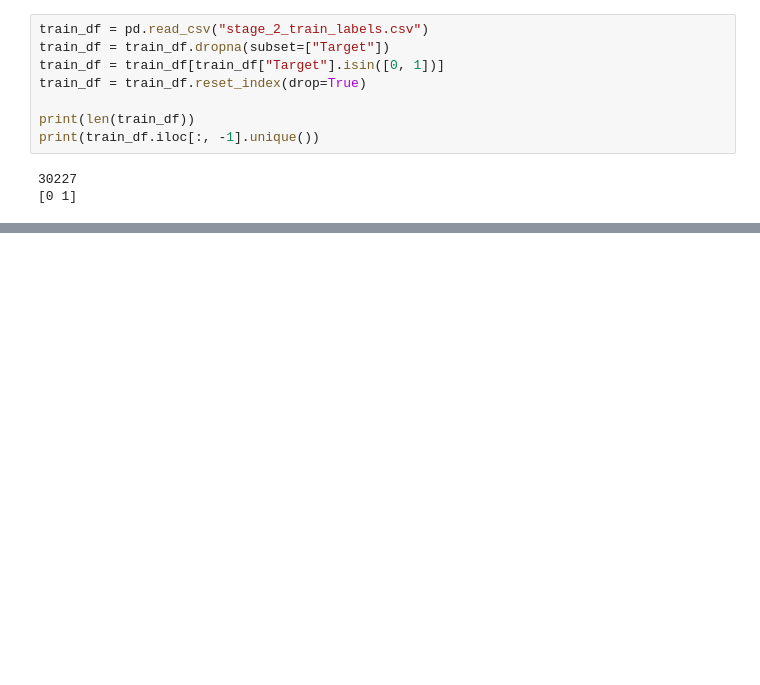
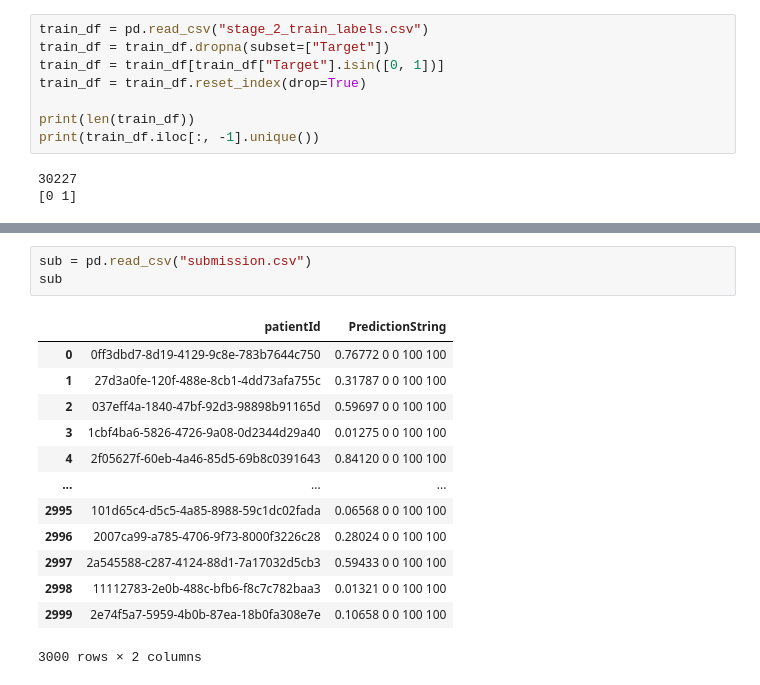
Before and after one commit to Aditya-gautam21/RSNA, a Jupyter notebook: Training.ipynb, the cells around one changed output, grey strips where cells are left out. Drawn from its saved outputs; the diff is of its cells as text; blank space fills up the shorter version.

```diff
--- a/Training.ipynb
+++ b/Training.ipynb
@@ -241,0 +330,17 @@ No improvement for 4 epochs
+# %%
+sub = pd.read_csv("submission.csv")
+sub
+# %% [output]
+|  | patientId | PredictionString |
+| 0 | 0ff3dbd7-8d19-4129-9c8e-783b7644c750 | 0.76772 0 0 100 100 |
+| 1 | 27d3a0fe-120f-488e-8cb1-4dd73afa755c | 0.31787 0 0 100 100 |
+| 2 | 037eff4a-1840-47bf-92d3-98898b91165d | 0.59697 0 0 100 100 |
+| 3 | 1cbf4ba6-5826-4726-9a08-0d2344d29a40 | 0.01275 0 0 100 100 |
+| 4 | 2f05627f-60eb-4a46-85d5-69b8c0391643 | 0.84120 0 0 100 100 |
+| ... | ... | ... |
+| 2995 | 101d65c4-d5c5-4a85-8988-59c1dc02fada | 0.06568 0 0 100 100 |
+| 2996 | 2007ca99-a785-4706-9f73-8000f3226c28 | 0.28024 0 0 100 100 |
+| 2997 | 2a545588-c287-4124-88d1-7a17032d5cb3 | 0.59433 0 0 100 100 |
+| 2998 | 11112783-2e0b-488c-bfb6-f8c7c782baa3 | 0.01321 0 0 100 100 |
+| 2999 | 2e74f5a7-5959-4b0b-87ea-18b0fa308e7e | 0.10658 0 0 100 100 |
+3000 rows × 2 columns
```
Also changed, not shown: parts of 12 cells of this notebook, 1 other file.
